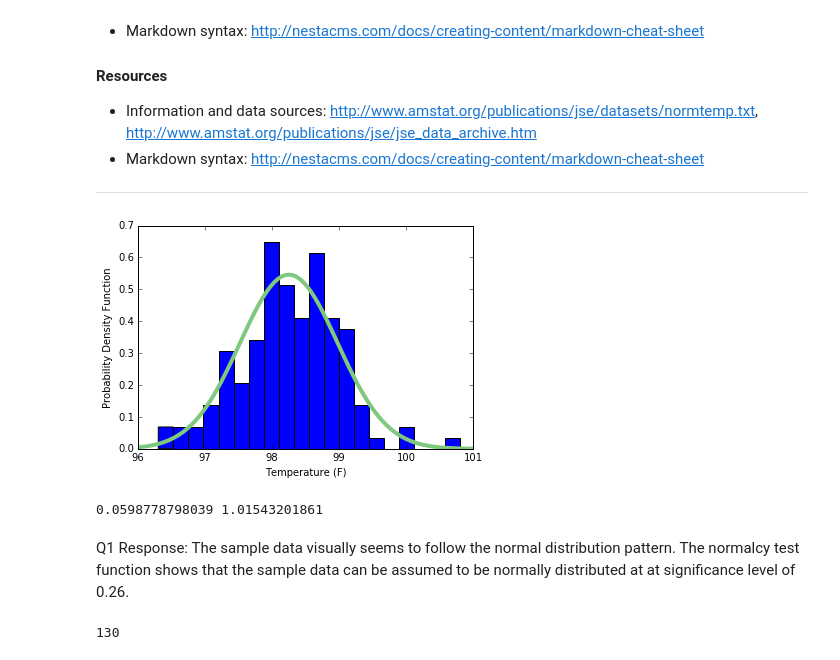
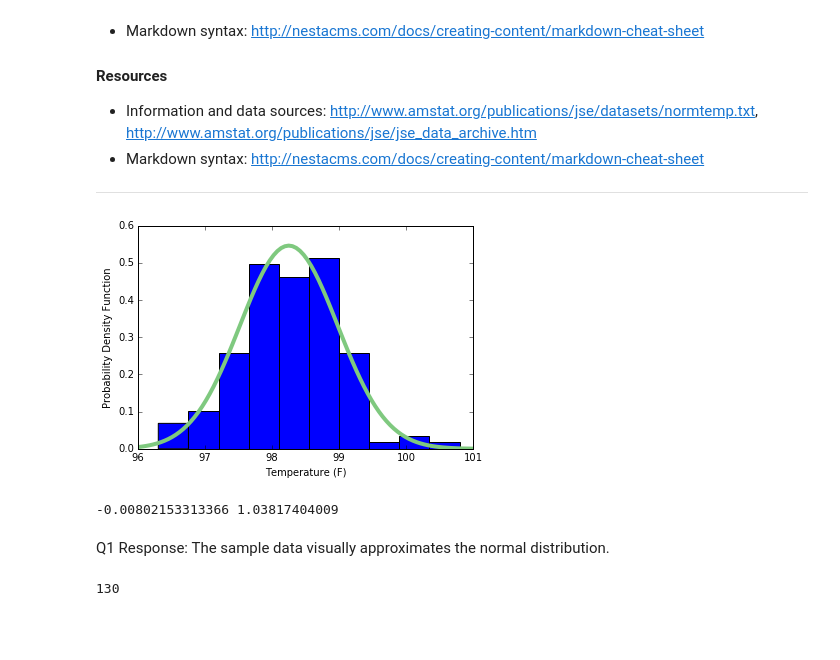
Before and after one commit to Zer07/DS_Intensive, a Jupyter notebook: sliderule_dsi_inferential_statistics_exercise_1.ipynb, the cells around one changed output. Drawn from its saved outputs; the diff is of its cells as text; code cells hidden in the pictures; blank space fills up the shorter version.

```diff
--- a/sliderule_dsi_inferential_statistics_exercise_1.ipynb
+++ b/sliderule_dsi_inferential_statistics_exercise_1.ipynb
@@ -65,38 +65,38 @@ dfm=dfm.dropna()
 dfm=df0[df0.gender == 'M']
 dfm=dfm['temperature']
 
 #Female temperatures dataset
 dff=df0['gender'].replace('', np.nan)
 dff=dff.dropna()
 dff=df0[df0.gender == 'F']
 dff=dff['temperature']
 
 #Calculate sample mean and standard deviation
 
 Tmean=np.mean(df)
 Tstd= np.std(df)
 
 #Generate normal distribution based on the sample meand and standard deviation
 Stats= scipy.stats.norm(Tmean, Tstd)
 
 
 #Plot the frequency distribution of body temperatures and compare it with normal distribution with the same parameters.
 xs = np.linspace(96, 101, 90)
 ys = Stats.pdf(xs)
 plt.plot(xs, ys, linewidth=4, color=COLOR1)
 plt.xlabel('Temperature (F)')
 plt.ylabel('Probability Density Function')
-plt.hist(df, bins = 20, normed = True)
+plt.hist(df, bins = 10, normed = True)
 plt.show()
 
 TestD= np.array([(np.random.normal(loc=0.0, scale=1.0, size=None)) for i in range(1000)])
 
 print(TestD.mean(),TestD.std())
 # %% [output]
-[figure, old version]
+[figure, new version]
-0.0598778798039 1.01543201861
+-0.00802153313366 1.03817404009
-# %% [markdown]
-Q1 Response: The sample data visually seems to follow the normal distribution pattern. The normalcy test function shows that the sample data can be assumed to be normally distributed at at significance level of 0.26.
+# %% [markdown]
+Q1 Response: The sample data visually approximates the normal distribution.
 # %%
 #Q2: Is the true population mean really 98.6 degrees F?
 # z-test or a t-test? How will the result be different?
```
Also changed, not shown: parts of 8 cells of this notebook.
